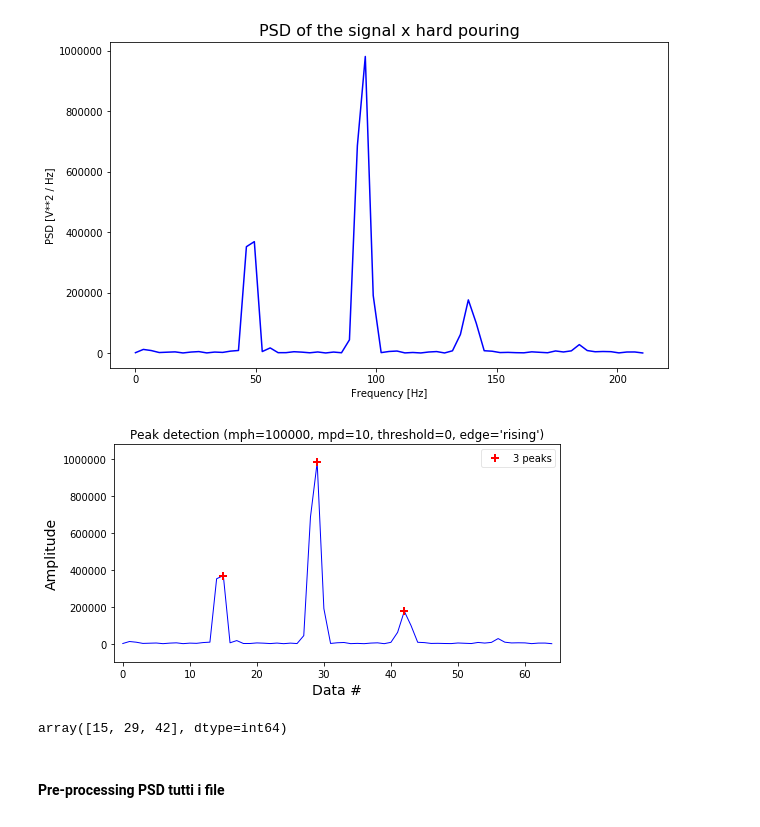
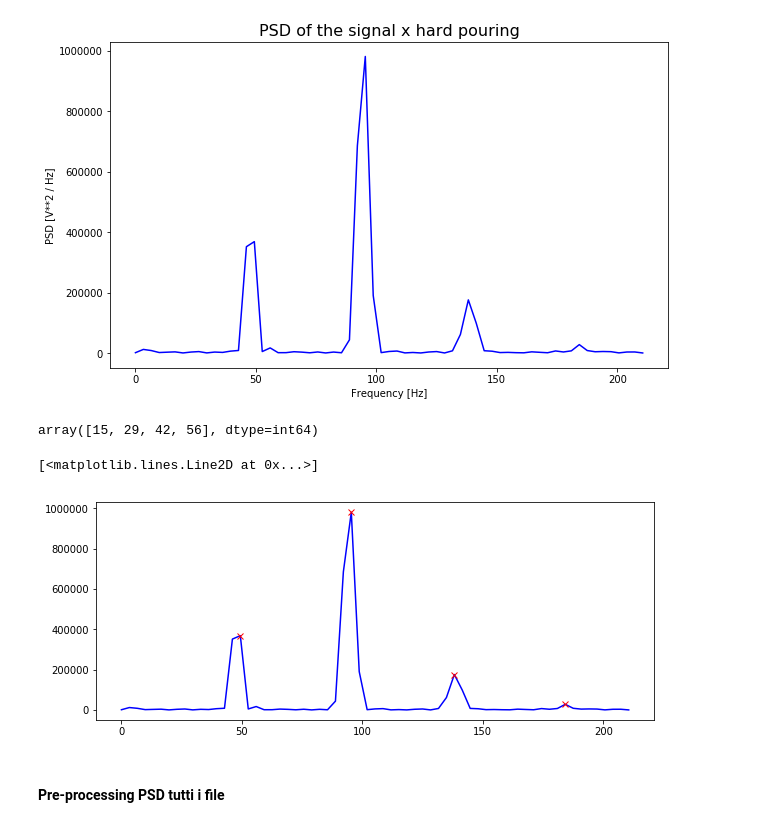
Before and after one commit to martinolorusso/coffee_machine, a Jupyter notebook: data_preparation.ipynb, the cells around one changed output. Cells and saved outputs as stored; diff of their text form; code cells hidden in the pictures.

```diff
--- a/data_preparation.ipynb
+++ b/data_preparation.ipynb
@@ -399,3 +507,12 @@ f_values, psd_values = preprocess_signal_PSD(file_name, start_idx=0, end_idx=128
 # %% [output]
 <Figure size 432x288 with 0 Axes>
 [figure]
+# %%
+psd_threshold = 0.01*(np.max(psd_values) - np.min(psd_values))
+# %%
+# la distanza in questo caso è definita come numero di sample tra picchi
+peaks_ind, _ = find_peaks(psd_values, threshold=psd_threshold, distance=10)
+# %%
+peaks_ind
+# %% [output]
+array([15, 29, 42, 56], dtype=int64)
@@ -402,8 +521,12 @@ f_values, psd_values = preprocess_signal_PSD(file_name, start_idx=0, end_idx=128
+# %%
+fig = plt.figure(figsize=(10,4))
+plt.plot(f_values, psd_values, 'b')
+plt.plot(f_values[peaks_ind], psd_values[peaks_ind], 'x', color='r')
+# %% [output]
+[<matplotlib.lines.Line2D at 0x...>]
+[figure, added]
 # %%
-dpk(psd_values, mph=100000, mpd=10, threshold=0, show=True)
+#dpk(psd_values, mph=100000, mpd=10, threshold=0, show=True)
-# %% [output]
-[figure, removed]
-array([15, 29, 42], dtype=int64)
 # %% [markdown]
 #### Pre-processing PSD tutti i file
 # %%
```
Also changed, not shown: parts of 41 cells of this notebook.
